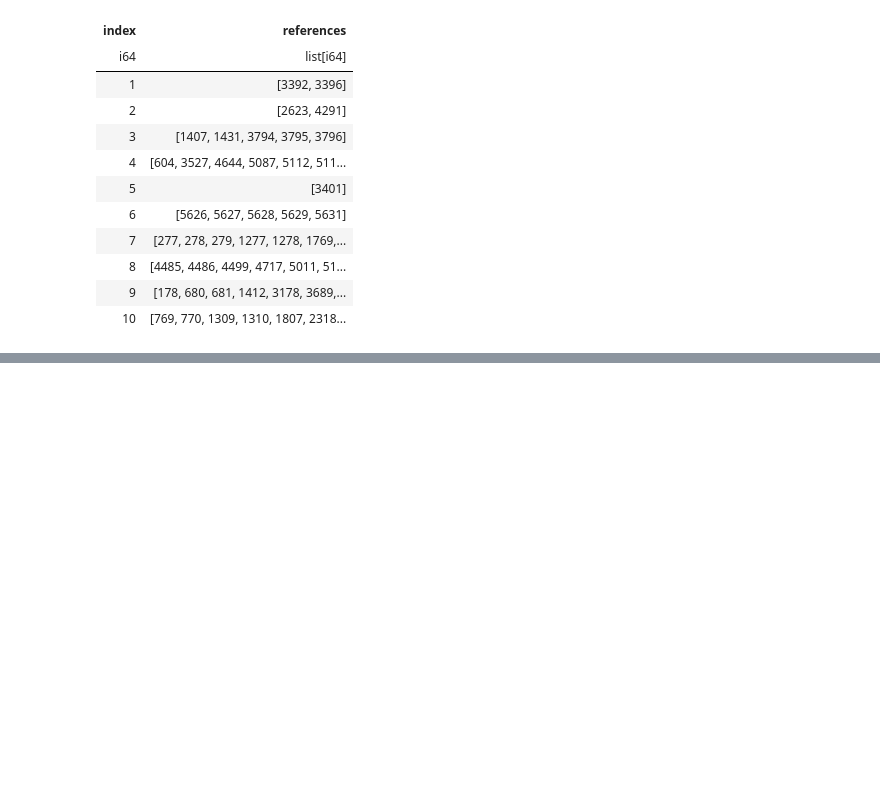
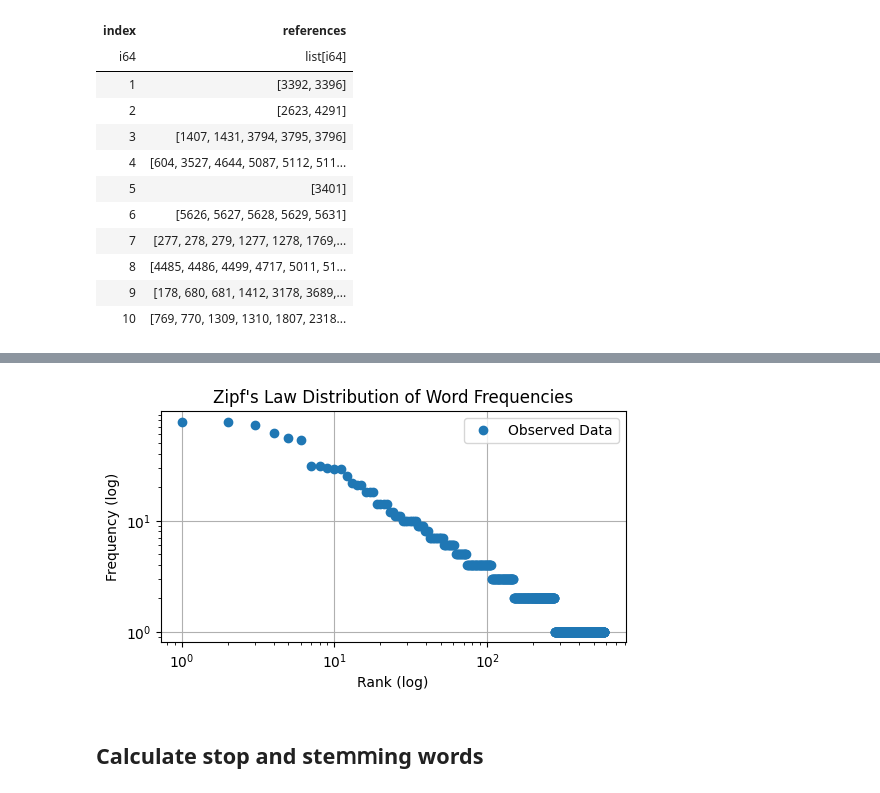
Before and after one commit to AsadiAhmad/TF-IDF-Model, a Jupyter notebook: Code/TF_IDF.ipynb, the cells around one changed output, grey strips where cells are left out. Saved outputs shown, nothing was run; the diff lists cells and outputs as text; code cells hidden in the pictures; blank space fills up the shorter version.

```diff
--- a/Code/TF_IDF.ipynb
+++ b/Code/TF_IDF.ipynb
@@ -143,0 +362,6 @@ shape: (10, 2)
+# %%
+plot_zipf_distribution(queries_counted)
+# %% [output]
+[figure, added]
+# %% [markdown]
+## Calculate stop and steⅿⅿing words
```
Also changed, not shown: parts of 43 cells of this notebook.
